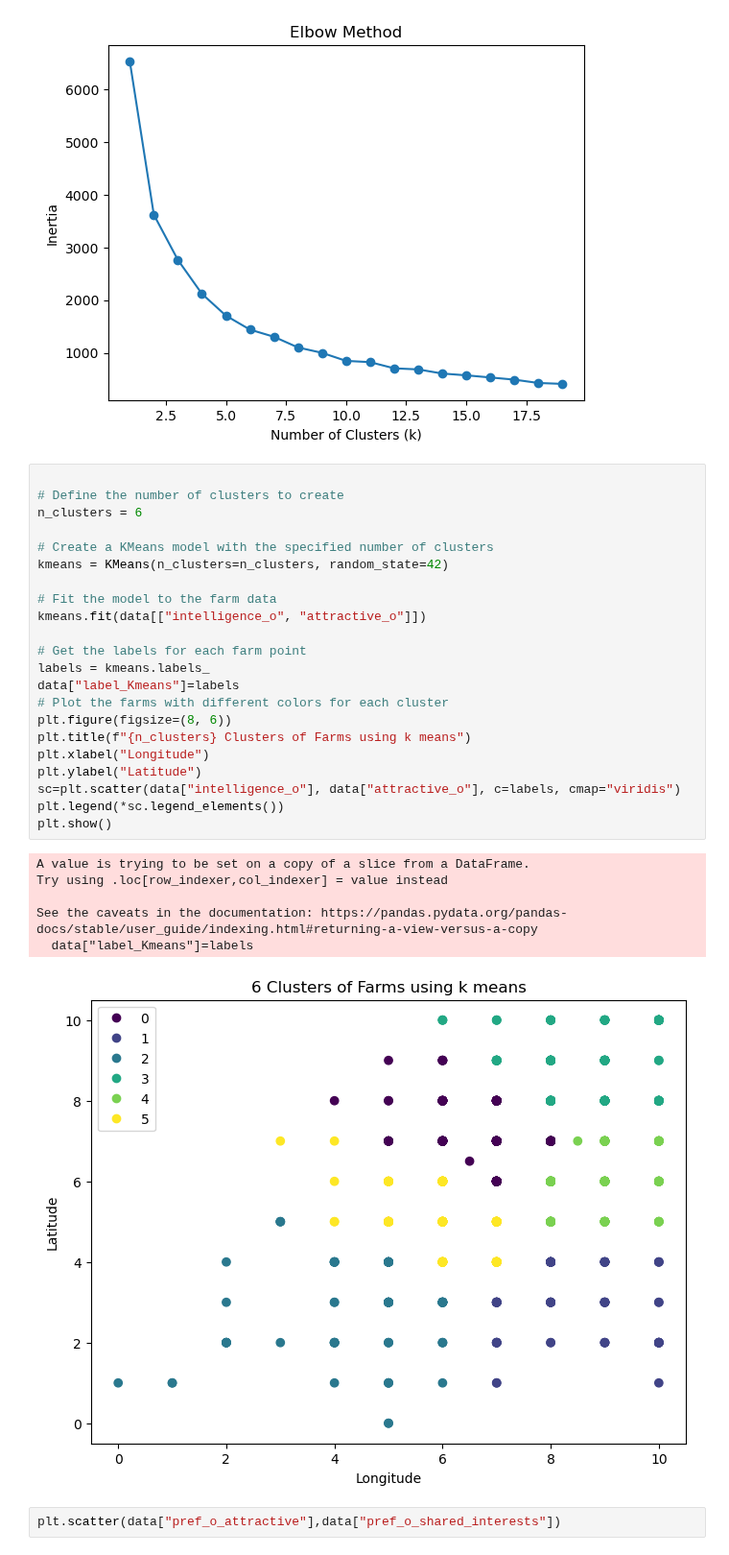
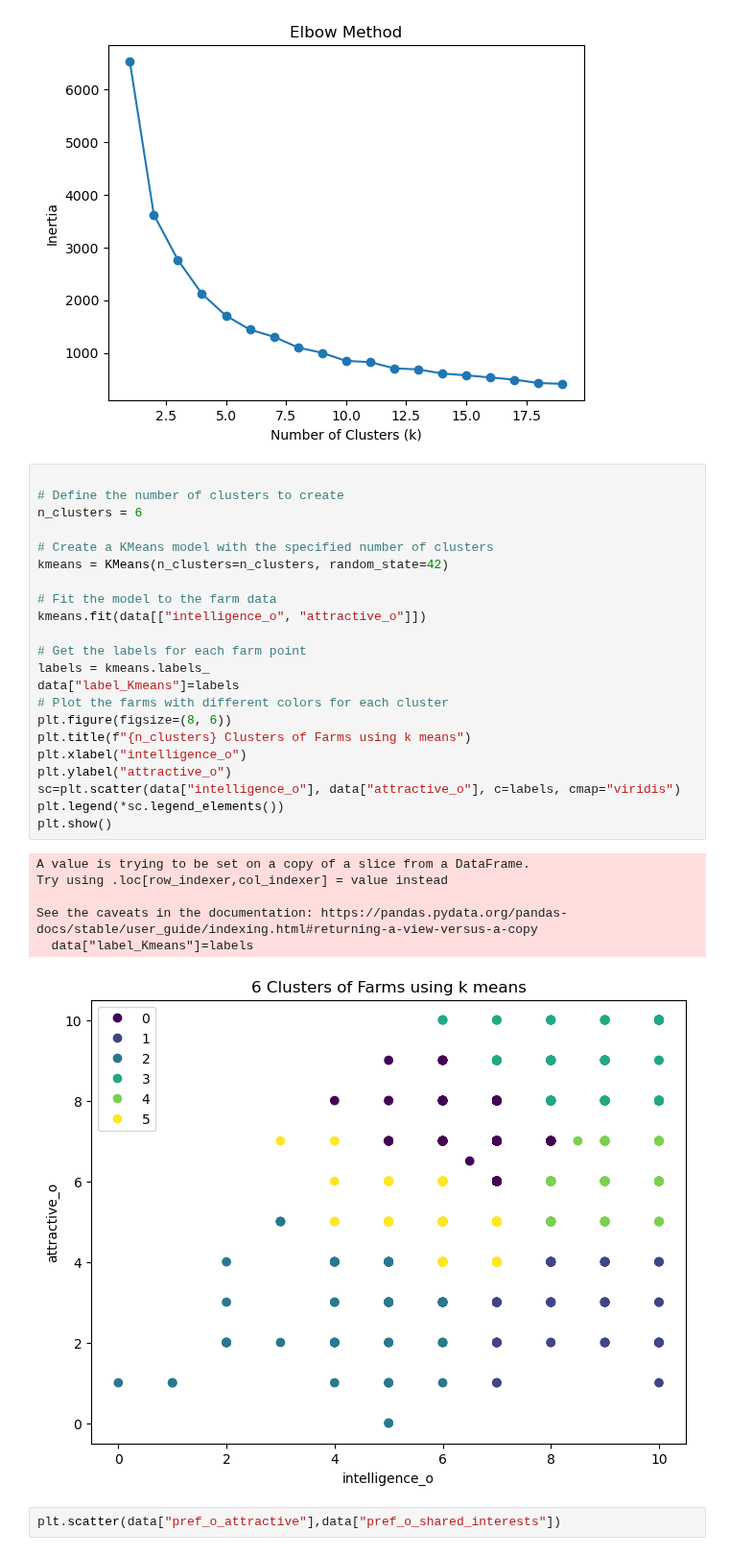
Before and after one commit to afrincon2/Machine_learning, a Jupyter notebook: Clustering/kmeansDating.ipynb, the cells around one changed output. Shown at 96% size. Saved outputs shown, nothing was run; the diff lists cells and outputs as text.

```diff
--- a/Clustering/kmeansDating.ipynb
+++ b/Clustering/kmeansDating.ipynb
@@ -160,32 +160,32 @@ plt.show()
 # %%
 
 # Define the number of clusters to create
 n_clusters = 6
 
 # Create a KMeans model with the specified number of clusters
 kmeans = KMeans(n_clusters=n_clusters, random_state=42)
 
 # Fit the model to the farm data
 kmeans.fit(data[["intelligence_o", "attractive_o"]])
 
 # Get the labels for each farm point
 labels = kmeans.labels_
 data["label_Kmeans"]=labels
 # Plot the farms with different colors for each cluster
 plt.figure(figsize=(8, 6))
 plt.title(f"{n_clusters} Clusters of Farms using k means")
-plt.xlabel("Longitude")
-plt.ylabel("Latitude")
+plt.xlabel("intelligence_o")
+plt.ylabel("attractive_o")
 sc=plt.scatter(data["intelligence_o"], data["attractive_o"], c=labels, cmap="viridis")
 plt.legend(*sc.legend_elements())
 plt.show()
 # %% [output]
 A value is trying to be set on a copy of a slice from a DataFrame.
 Try using .loc[row_indexer,col_indexer] = value instead
 
 See the caveats in the documentation: https://pandas.pydata.org/pandas-docs/stable/user_guide/indexing.html#returning-a-view-versus-a-copy
   data["label_Kmeans"]=labels
-[figure, old version]
+[figure, new version]
 # %%
 plt.scatter(data["pref_o_attractive"],data["pref_o_shared_interests"])
 # %% [output]
```
Also changed, not shown: parts of 1 cell of this notebook.
